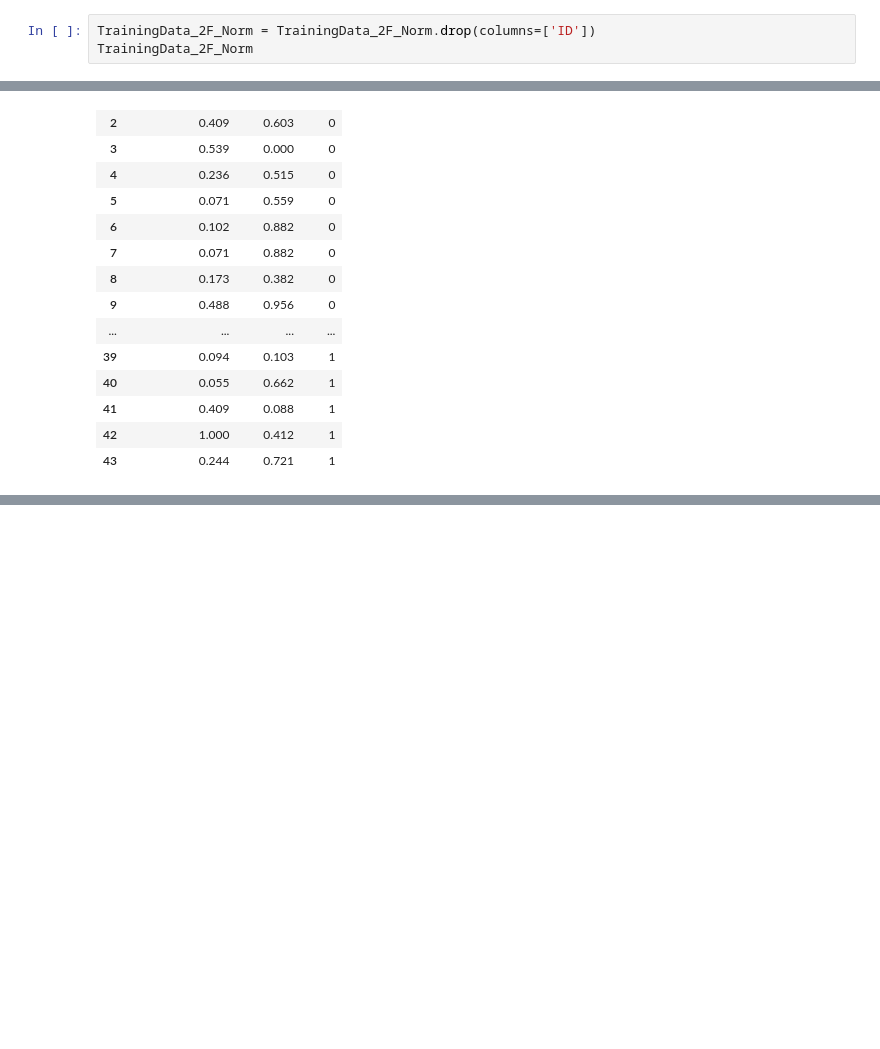
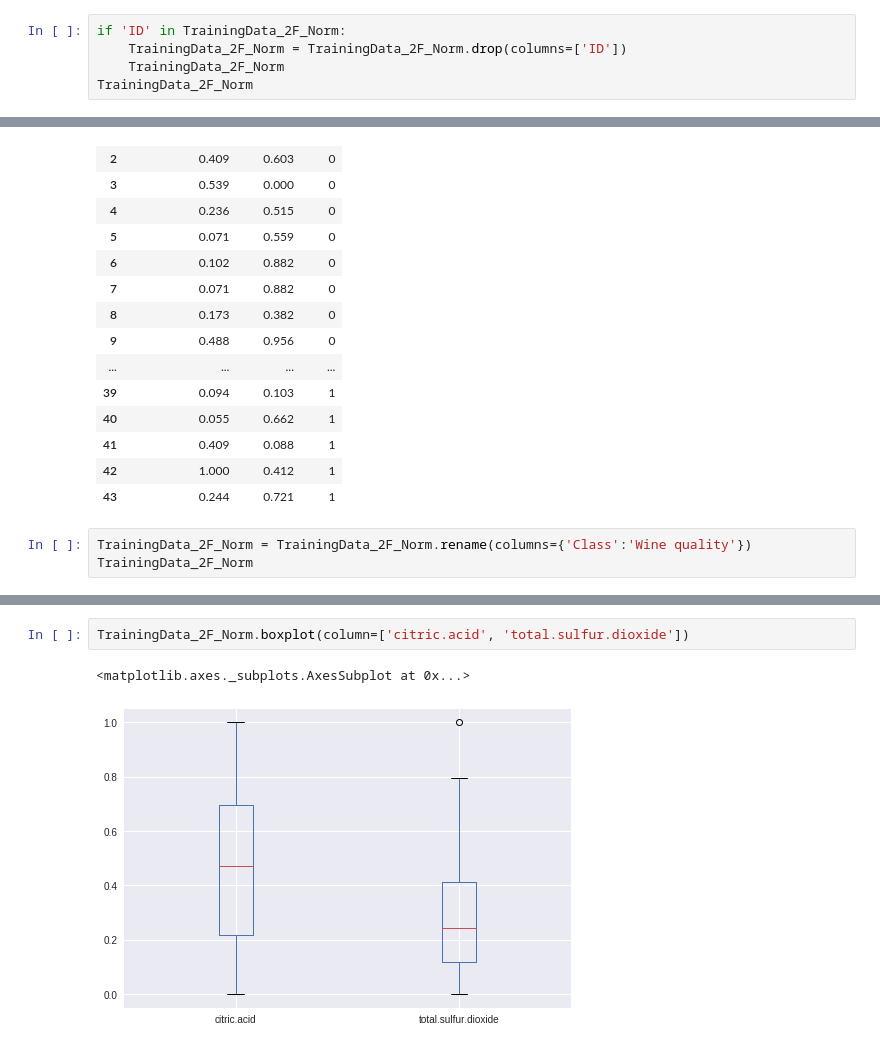
Before and after one commit to kaline/CMP263---2022-1---KNN, a Jupyter notebook: test.ipynb, the cells around one changed output, grey strips where cells are left out. Drawn from its saved outputs; the diff is of its cells as text; blank space fills up the shorter version.

```diff
--- a/test.ipynb
+++ b/test.ipynb
@@ -97,7 +100,9 @@ TestingData_2F_Original
 | 2 | N3 | 13 | 0.50 | 1 |
 | 3 | N4 | 32 | 0.68 | 1 |
 # %%
-TrainingData_2F_Norm = TrainingData_2F_Norm.drop(columns=['ID'])
+if 'ID' in TrainingData_2F_Norm:
+    TrainingData_2F_Norm = TrainingData_2F_Norm.drop(columns=['ID'])
+    TrainingData_2F_Norm
 TrainingData_2F_Norm
 # %% [output]
 |  | total.sulfur.dioxide | citric.acid | Class |
@@ -117,3 +122,6 @@ TrainingData_2F_Norm
 | 41 | 0.409 | 0.088 | 1 |
 | 42 | 1.000 | 0.412 | 1 |
 | 43 | 0.244 | 0.721 | 1 |
+# %%
+TrainingData_2F_Norm = TrainingData_2F_Norm.rename(columns={'Class':'Wine quality'})
+TrainingData_2F_Norm
@@ -119,0 +167,5 @@ TrainingData_2F_Norm
+# %%
+TrainingData_2F_Norm.boxplot(column=['citric.acid', 'total.sulfur.dioxide'])
+# %% [output]
+<matplotlib.axes._subplots.AxesSubplot at 0x...>
+[figure, added]
```
Also changed, not shown: parts of 21 cells of this notebook.
